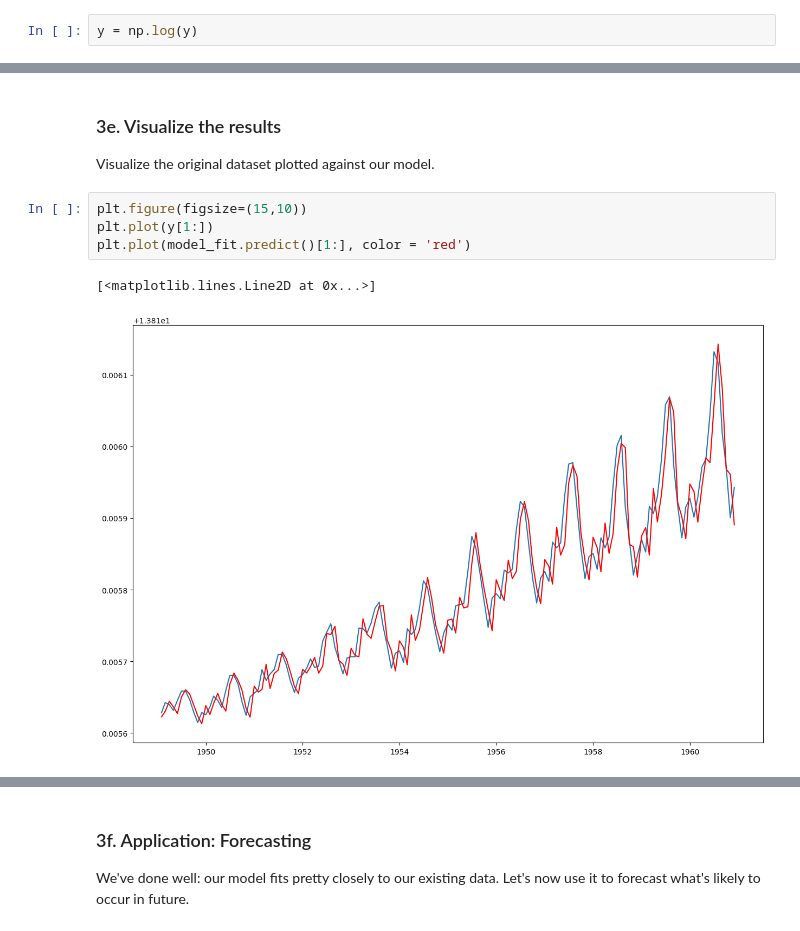
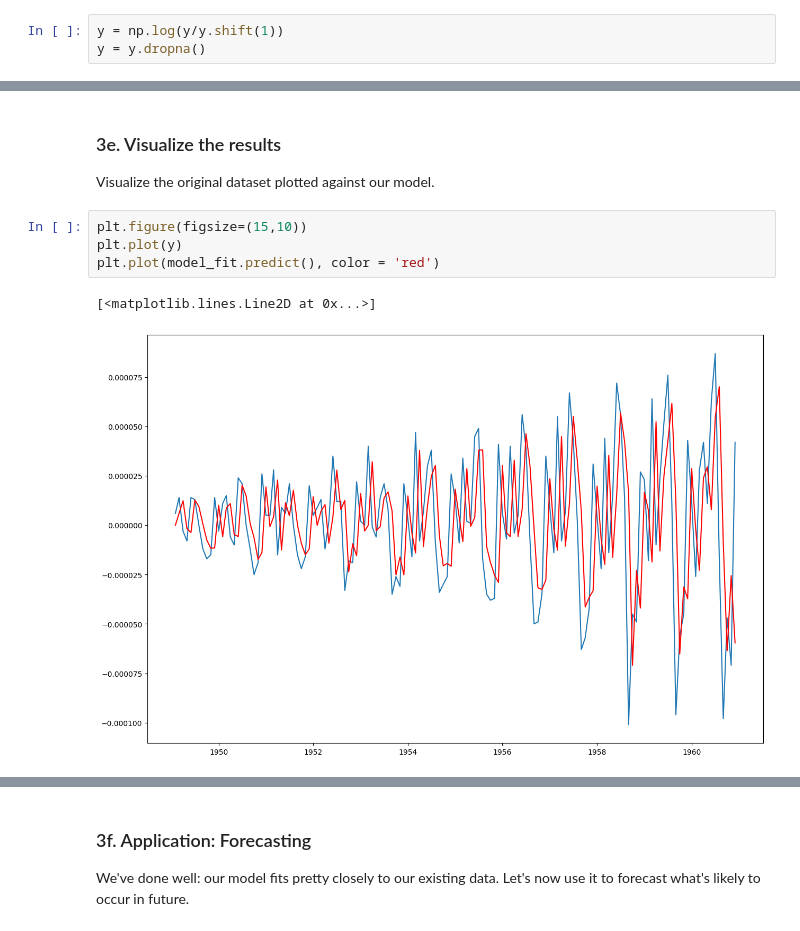
Before and after one commit to Tankstar03/Springboard, a Jupyter notebook: Cowboys&CigrettesCaseStudy/Cowboy Cigarettes Case Study - Tier 3.ipynb, the cells around one changed output, grey strips where cells are left out. Drawn from its saved outputs; the diff is of its cells as text.

```diff
--- a/Cowboys&CigrettesCaseStudy/Cowboy Cigarettes Case Study - Tier 3.ipynb
+++ b/Cowboys&CigrettesCaseStudy/Cowboy Cigarettes Case Study - Tier 3.ipynb
@@ -276,5 +281,6 @@ y_old = y
 # %%
-y = np.log(y)
+y = np.log(y/y.shift(1))
+y = y.dropna()
 # %% [markdown]
 
 When you plot this, you can see how the variance in our data now remains contant over time.
@@ -437,8 +454,8 @@ Warnings:
 Visualize the original dataset plotted against our model.
 # %%
 plt.figure(figsize=(15,10))
-plt.plot(y[1:])
-plt.plot(model_fit.predict()[1:], color = 'red')
+plt.plot(y)
+plt.plot(model_fit.predict(), color = 'red')
 # %% [output]
 [<matplotlib.lines.Line2D at 0x...>]
-[figure, old version]
+[figure, new version]
```
Also changed, not shown: parts of 15 cells of this notebook.
